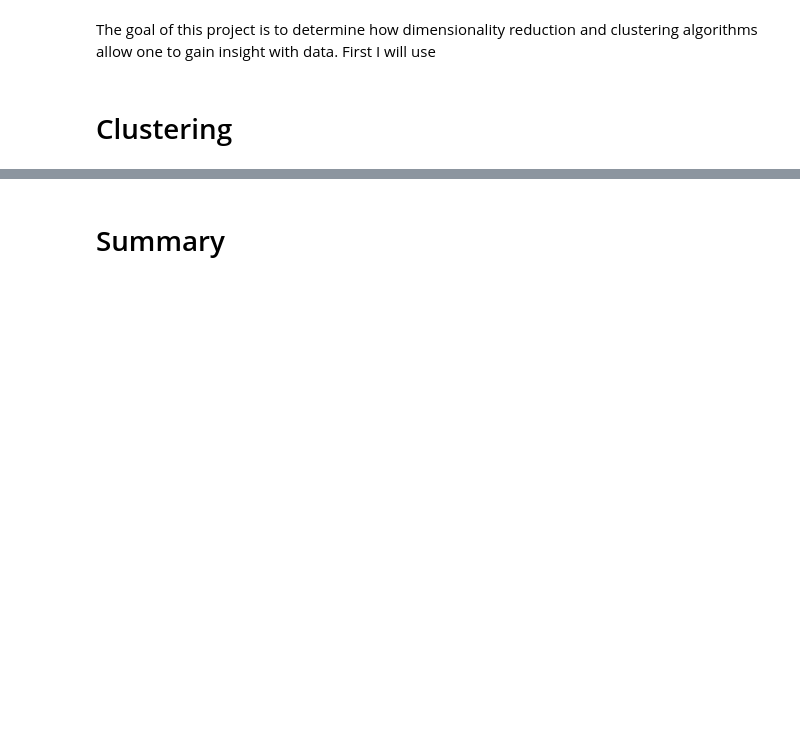
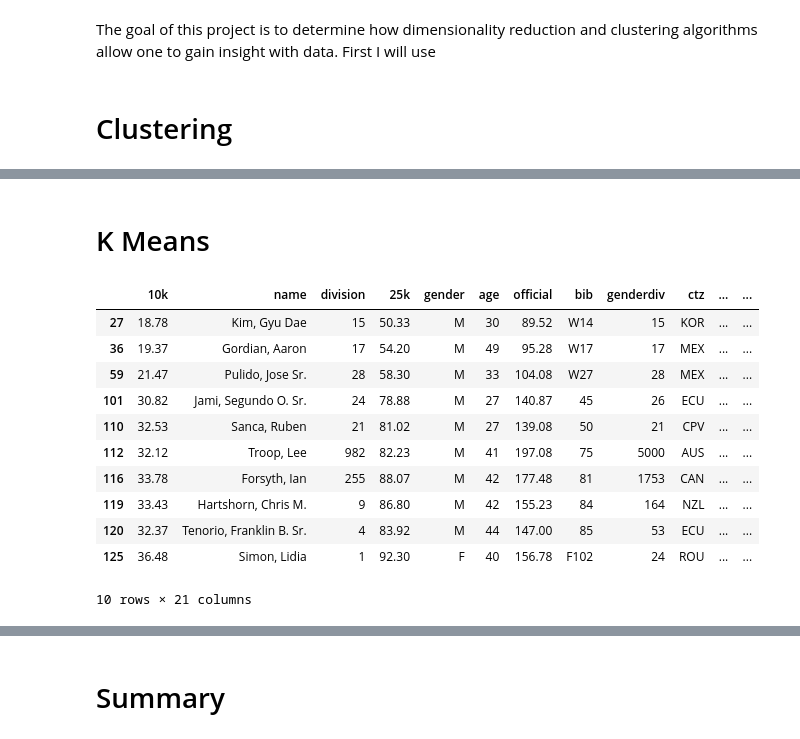
Before and after one commit to Avalon1000/Thinkful, a Jupyter notebook: Module 32.10.ipynb, the cells around one changed output, grey strips where cells are left out. Cells and saved outputs as stored; diff of their text form; code cells hidden in the pictures; blank space fills up the shorter version.

```diff
--- a/Module 32.10.ipynb
+++ b/Module 32.10.ipynb
@@ -228,0 +34,19 @@ X_std = scaler.fit_transform(X)
+# %% [markdown]
+# K Means
+# %%
+df = pd.read_csv(("https://raw.githubusercontent.com/llimllib/bostonmarathon/""master/results/2014/results.csv")).dropna()
+# %%
+df.head(10)
+# %% [output]
+|  | 10k | name | division | 25k | gender | age | official | bib | genderdiv | ctz | ... | ... |
+| 27 | 18.78 | Kim, Gyu Dae | 15 | 50.33 | M | 30 | 89.52 | W14 | 15 | KOR | ... | ... |
+| 36 | 19.37 | Gordian, Aaron | 17 | 54.20 | M | 49 | 95.28 | W17 | 17 | MEX | ... | ... |
+| 59 | 21.47 | Pulido, Jose Sr. | 28 | 58.30 | M | 33 | 104.08 | W27 | 28 | MEX | ... | ... |
+| 101 | 30.82 | Jami, Segundo O. Sr. | 24 | 78.88 | M | 27 | 140.87 | 45 | 26 | ECU | ... | ... |
+| 110 | 32.53 | Sanca, Ruben | 21 | 81.02 | M | 27 | 139.08 | 50 | 21 | CPV | ... | ... |
+| 112 | 32.12 | Troop, Lee | 982 | 82.23 | M | 41 | 197.08 | 75 | 5000 | AUS | ... | ... |
+| 116 | 33.78 | Forsyth, Ian | 255 | 88.07 | M | 42 | 177.48 | 81 | 1753 | CAN | ... | ... |
+| 119 | 33.43 | Hartshorn, Chris M. | 9 | 86.80 | M | 42 | 155.23 | 84 | 164 | NZL | ... | ... |
+| 120 | 32.37 | Tenorio, Franklin B. Sr. | 4 | 83.92 | M | 44 | 147.00 | 85 | 53 | ECU | ... | ... |
+| 125 | 36.48 | Simon, Lidia | 1 | 92.30 | F | 40 | 156.78 | F102 | 24 | ROU | ... | ... |
+10 rows × 21 columns
```
Also changed, not shown: parts of 49 cells of this notebook, 2 other files.
